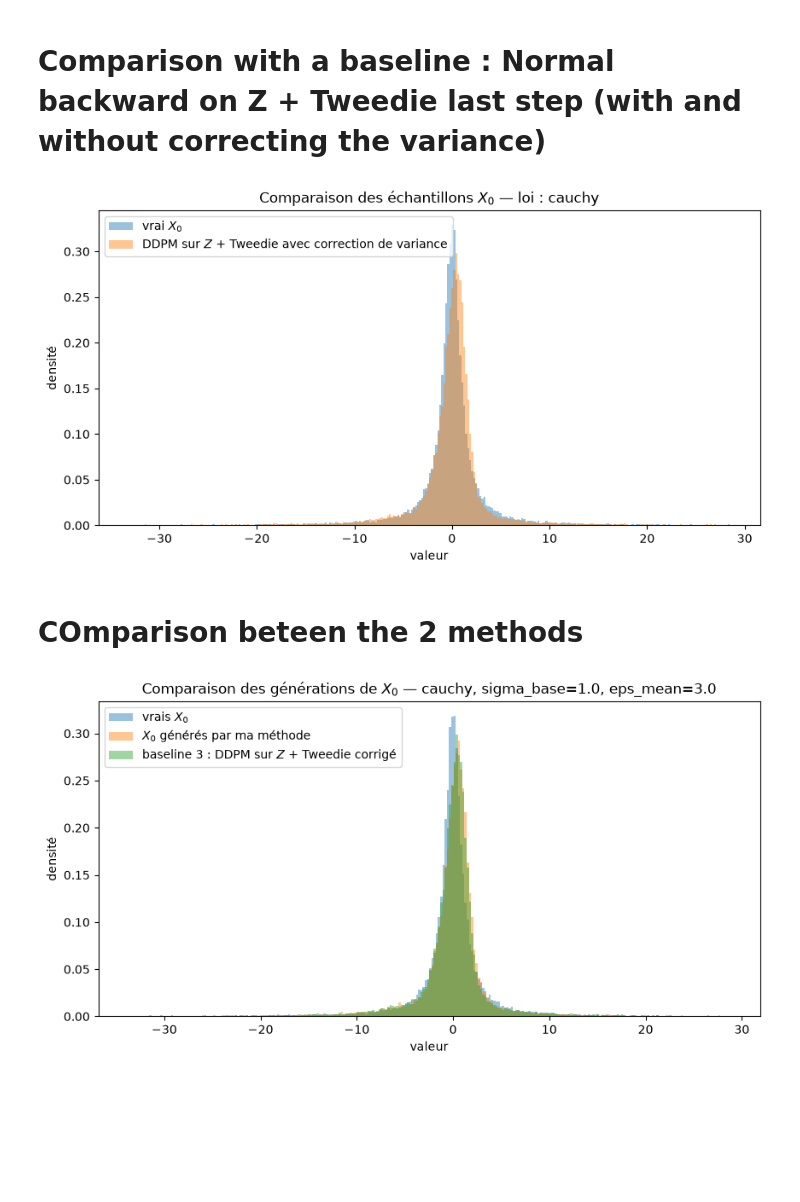
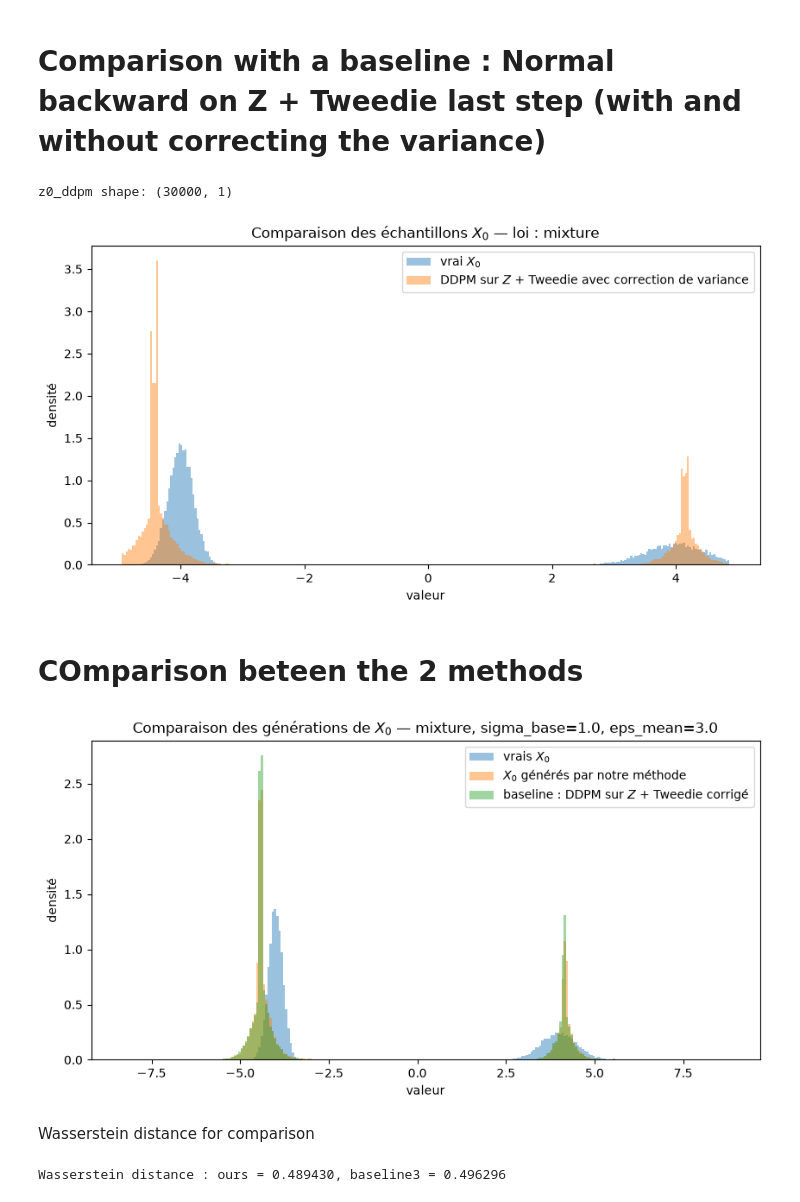
Before and after one commit to lealagonotte/stage_2026, a Jupyter notebook: ddpm_adapted_hessian.ipynb, the cells around one changed output. Cells and saved outputs as stored; diff of their text form; code cells hidden in the pictures; blank space fills up the shorter version.

```diff
--- a/ddpm_adapted_hessian.ipynb
+++ b/ddpm_adapted_hessian.ipynb
@@ -431,7 +431,7 @@ print(f"Loi sélectionnée : {data}")
 # %% [output]
 Loi sélectionnée : gaussian_mixture
 # %%
-data = "cauchy"  # Choix de la loi pour X_0
+data = "mixture"  # Choix de la loi pour X_0
 if data == "cauchy":
 
 
@@ -1154,6 +1154,8 @@ z0_ddpm = sample_z_ddpm_standard(
 )
 
 print("z0_ddpm shape:", tuple(z0_ddpm.shape))
+# %% [output]
+z0_ddpm shape: (30000, 1)
 # %%
 # ============================================================
 # dernière étape de Tweedie : Z_0 -> X_0
@@ -1338,7 +1340,7 @@ plt.ylabel("densité")
 plt.legend()
 plt.show()
 # %% [output]
-[figure, old version]
+[figure, new version]
 # %% [markdown]
 # COmparison beteen the 2 methods
 # %%
@@ -1400,33 +1402,55 @@ plt.hist(
 )
 
 plt.hist(
     x0_gen_np,
     bins=300,
     density=True,
     alpha=0.45,
     range=(xmin_plot, xmax_plot),
-    label="$X_0$ générés par ma méthode",
+    label="$X_0$ générés par notre méthode",
 )
 
 plt.hist(
     x0_baseline3_np,
     bins=300,
     density=True,
     alpha=0.45,
     range=(xmin_plot, xmax_plot),
-    label="baseline 3 : DDPM sur $Z$ + Tweedie corrigé",
+    label="baseline : DDPM sur $Z$ + Tweedie corrigé",
 )
 
 plt.xlim(xmin_plot, xmax_plot)
 
 plt.title(
     f"Comparaison des générations de $X_0$ — "
     f"{data}, {sigma_base=}, {eps_mean=}"
 )
 
 plt.xlabel("valeur")
 plt.ylabel("densité")
 plt.legend()
 plt.show()
 # %% [output]
-[figure, old version]
+[figure, new version]
+# %% [markdown]
+Wasserstein distance for comparison
+# %%
+from scipy.stats import  wasserstein_distance
+
+# Conversion en NumPy
+x_true = x0_real.detach().cpu().numpy().ravel()
+x_ours = x0_gen.detach().cpu().numpy().ravel()
+x_base3 = x0_baseline3.detach().cpu().numpy().ravel()
+
+
+# Wasserstein empirique :
+w_ours = wasserstein_distance(x_true, x_ours)
+w_base3 = wasserstein_distance(x_true, x_base3)
+
+print(
+    f"Wasserstein distance : "
+    f"ours = {w_ours:.6f}, "
+    f"baseline3 = {w_base3:.6f}"
+)
+# %% [output]
+Wasserstein distance : ours = 0.489430, baseline3 = 0.496296
```
Also changed, not shown: parts of 4 cells of this notebook.
